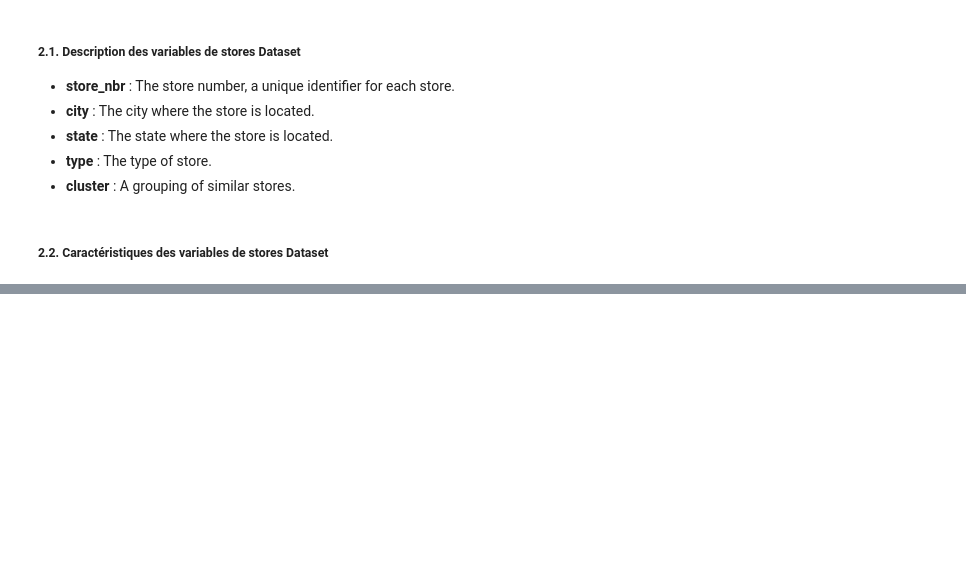
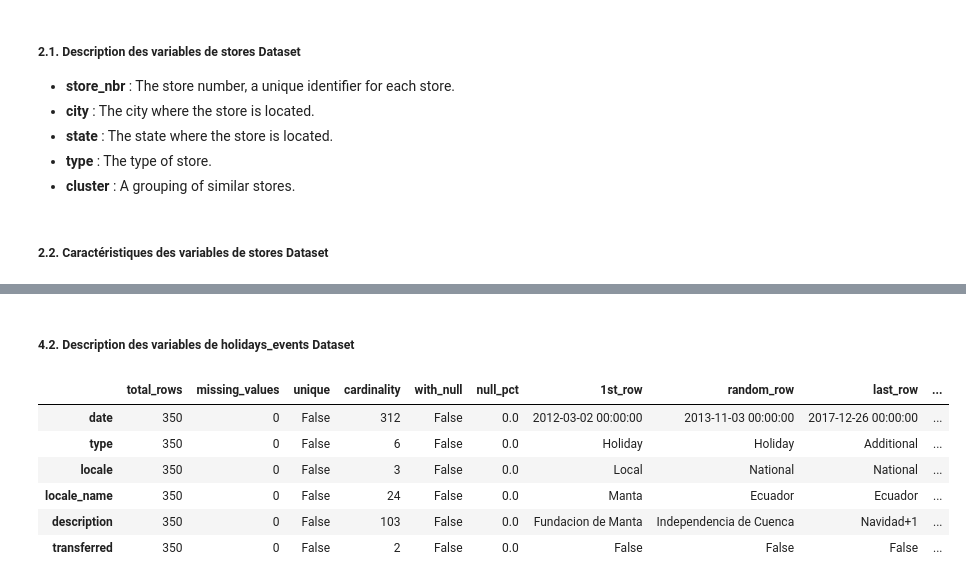
Before and after one commit to ikarioh/competiton_kaggle, a Jupyter notebook: 01_Exploration_&_Datavisualisation.ipynb, the cells around one changed output, grey strips where cells are left out. Cells and saved outputs as stored; diff of their text form; code cells hidden in the pictures; blank space fills up the shorter version.

```diff
--- a/01_Exploration_&_Datavisualisation.ipynb
+++ b/01_Exploration_&_Datavisualisation.ipynb
@@ -264,0 +199,12 @@ transferred - Indicates whether the holiday was transferred to another date (Tru
+# %% [markdown]
+##### **4.2.  Description des variables de holidays_events Dataset**
+# %%
+inspect_columns(holiday_events)
+# %% [output]
+|  | total_rows | missing_values | unique | cardinality | with_null | null_pct | 1st_row | random_row | last_row | ... |
+| date | 350 | 0 | False | 312 | False | 0.0 | 2012-03-02 00:00:00 | 2013-11-03 00:00:00 | 2017-12-26 00:00:00 | ... |
+| type | 350 | 0 | False | 6 | False | 0.0 | Holiday | Holiday | Additional | ... |
+| locale | 350 | 0 | False | 3 | False | 0.0 | Local | National | National | ... |
+| locale_name | 350 | 0 | False | 24 | False | 0.0 | Manta | Ecuador | Ecuador | ... |
+| description | 350 | 0 | False | 103 | False | 0.0 | Fundacion de Manta | Independencia de Cuenca | Navidad+1 | ... |
+| transferred | 350 | 0 | False | 2 | False | 0.0 | False | False | False | ... |
```
Also changed, not shown: parts of 30 cells of this notebook.
